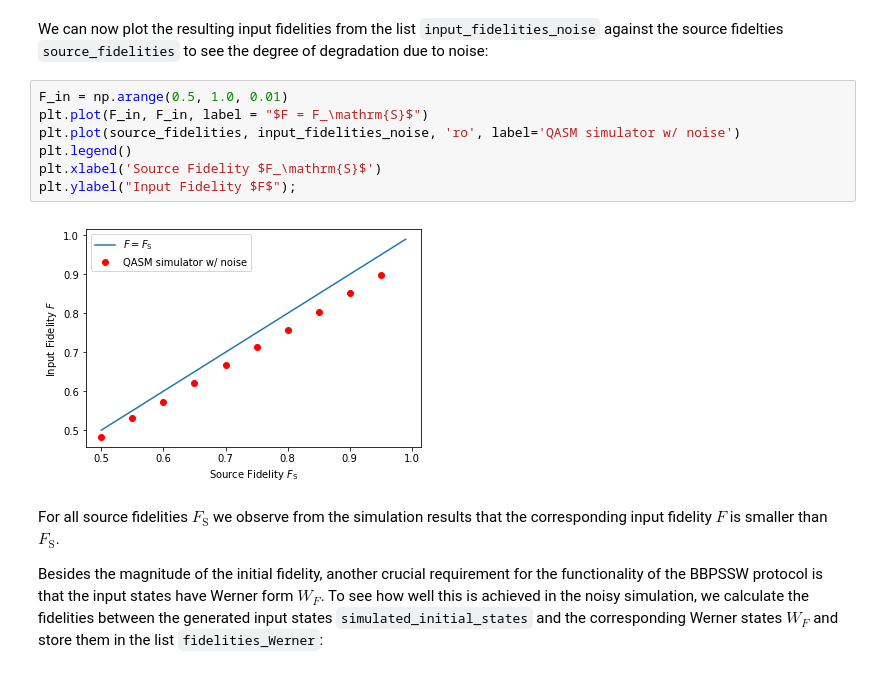
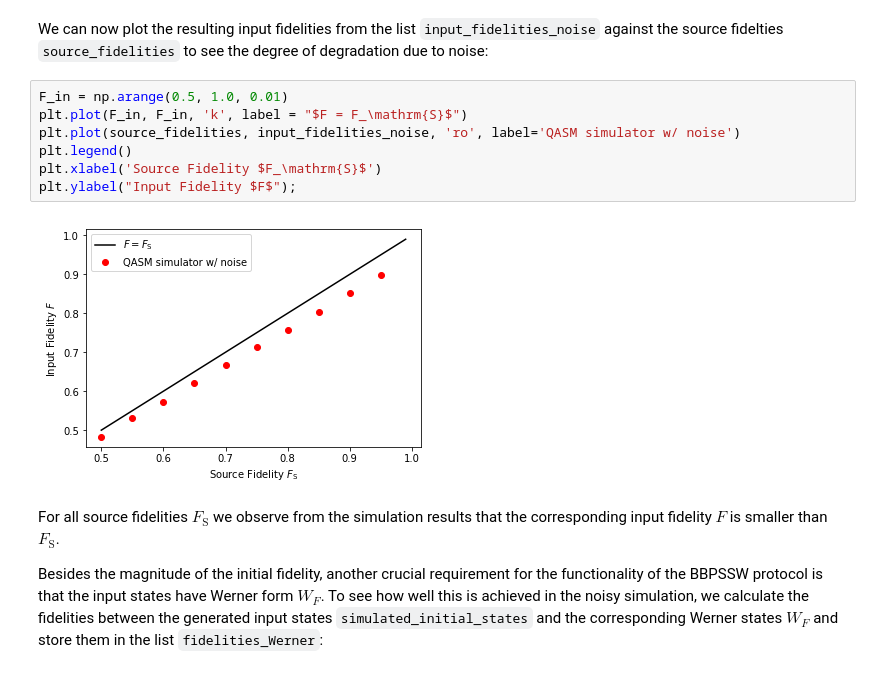
Before and after one commit to a-auer/qiskit, a Jupyter notebook: EntanglementPurification.ipynb, the cells around one changed output. Drawn from its saved outputs; the diff is of its cells as text.

```diff
--- a/EntanglementPurification.ipynb
+++ b/EntanglementPurification.ipynb
@@ -1588,13 +1588,13 @@ for jj, fidelity in enumerate(source_fidelities):
 We can now plot the resulting input fidelities from the list `input_fidelities_noise` against the source fidelties `source_fidelities` to see the degree of degradation due to noise:
 # %%
 F_in = np.arange(0.5, 1.0, 0.01)
-plt.plot(F_in, F_in, label = "$F = F_\mathrm{S}$")
+plt.plot(F_in, F_in, 'k', label = "$F = F_\mathrm{S}$")
 plt.plot(source_fidelities, input_fidelities_noise, 'ro', label='QASM simulator w/ noise')
 plt.legend()
 plt.xlabel('Source Fidelity $F_\mathrm{S}$')
 plt.ylabel("Input Fidelity $F$");
 # %% [output]
-[figure, old version]
+[figure, new version]
 # %% [markdown]
 For all source fidelities $F_\mathrm{S}$ we observe from the simulation results that the corresponding input fidelity $F$ is smaller than $F_\mathrm{S}$.
 
```
Also changed, not shown: parts of 33 cells of this notebook.
